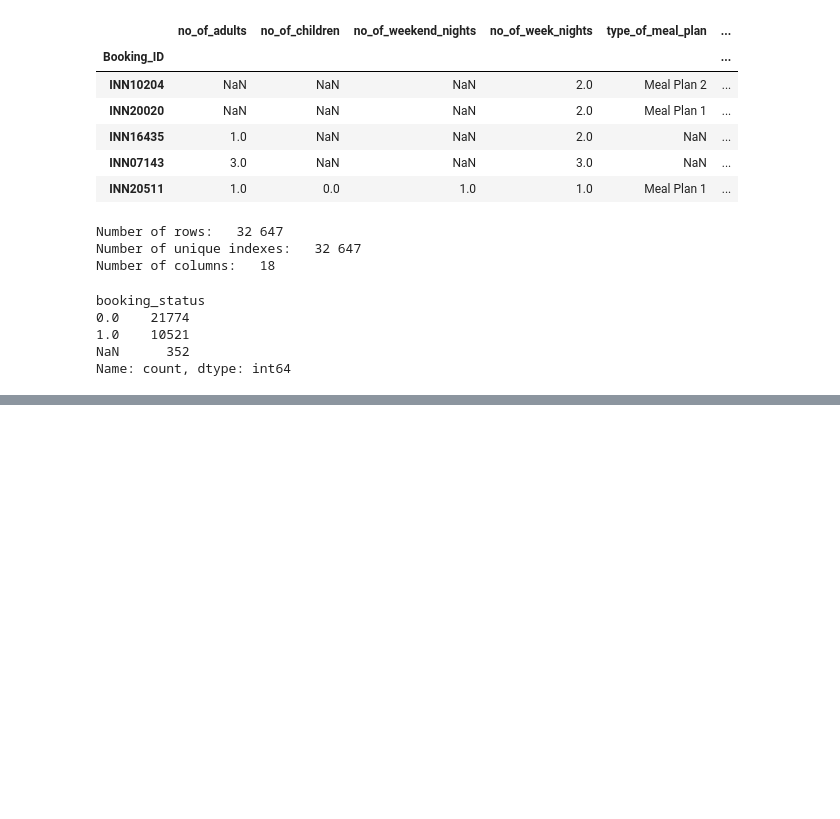
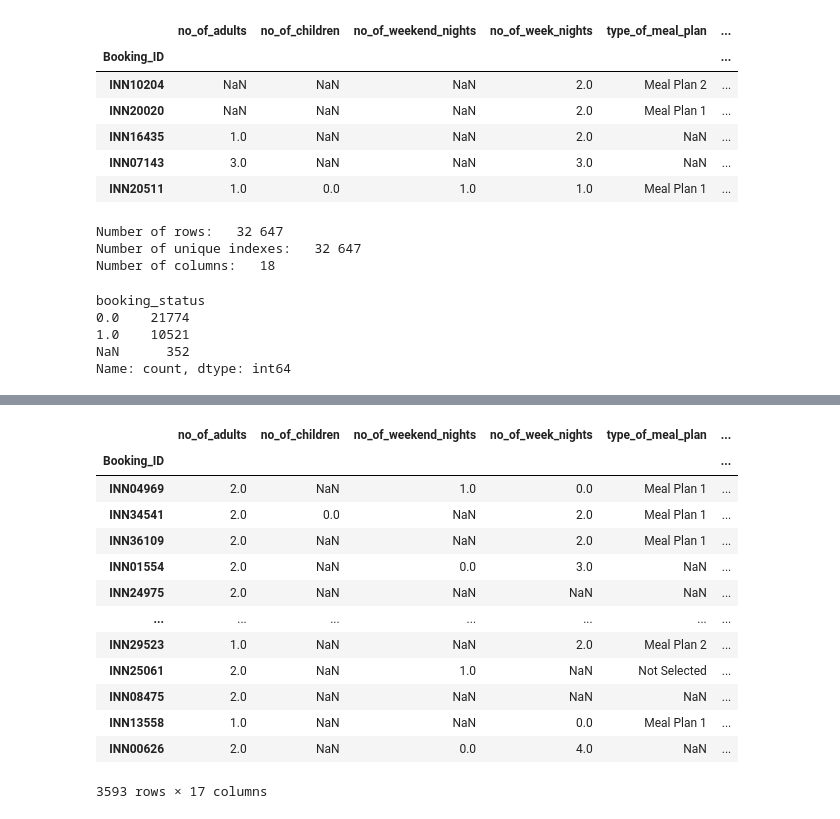
Before and after one commit to WerKz21/Data_Science_2, a Jupyter notebook: Practicals/HW1/HW1.ipynb, the cells around one changed output, grey strips where cells are left out. Cells and saved outputs as stored; diff of their text form; code cells hidden in the pictures; blank space fills up the shorter version.

```diff
--- a/Practicals/HW1/HW1.ipynb
+++ b/Practicals/HW1/HW1.ipynb
@@ -181,0 +409,7 @@ ValueError: With n_samples=0, test_size=0.4 and train_size=None, the resulting t
+# %%
+# Load data - set index column, decimal point, separator
+data_file = Path("../Data/2024_DS2_HW1_data_test.csv")
+data_test = pd.read_csv(data_file, sep = ',', decimal = '.', index_col = 'Booking_ID')
+
+# print time of data being loaded - use strftime
+print(f'Data loaded on:   {datetime.datetime.now().strftime(format="%Y-%m-%d %H:%M:%S")}')
@@ -181,0 +418,17 @@ ValueError: With n_samples=0, test_size=0.4 and train_size=None, the resulting t
+# %%
+data_test
+# %% [output]
+|  | no_of_adults | no_of_children | no_of_weekend_nights | no_of_week_nights | type_of_meal_plan | ... |
+| Booking_ID |  |  |  |  |  | ... |
+| INN04969 | 2.0 | NaN | 1.0 | 0.0 | Meal Plan 1 | ... |
+| INN34541 | 2.0 | 0.0 | NaN | 2.0 | Meal Plan 1 | ... |
+| INN36109 | 2.0 | NaN | NaN | 2.0 | Meal Plan 1 | ... |
+| INN01554 | 2.0 | NaN | 0.0 | 3.0 | NaN | ... |
+| INN24975 | 2.0 | NaN | NaN | NaN | NaN | ... |
+| ... | ... | ... | ... | ... | ... | ... |
+| INN29523 | 1.0 | NaN | NaN | 2.0 | Meal Plan 2 | ... |
+| INN25061 | 2.0 | NaN | 1.0 | NaN | Not Selected | ... |
+| INN08475 | 2.0 | NaN | NaN | NaN | NaN | ... |
+| INN13558 | 1.0 | NaN | NaN | 0.0 | Meal Plan 1 | ... |
+| INN00626 | 2.0 | NaN | 0.0 | 4.0 | NaN | ... |
+3593 rows × 17 columns
```
Also changed, not shown: parts of 28 cells of this notebook, 3 other files.
